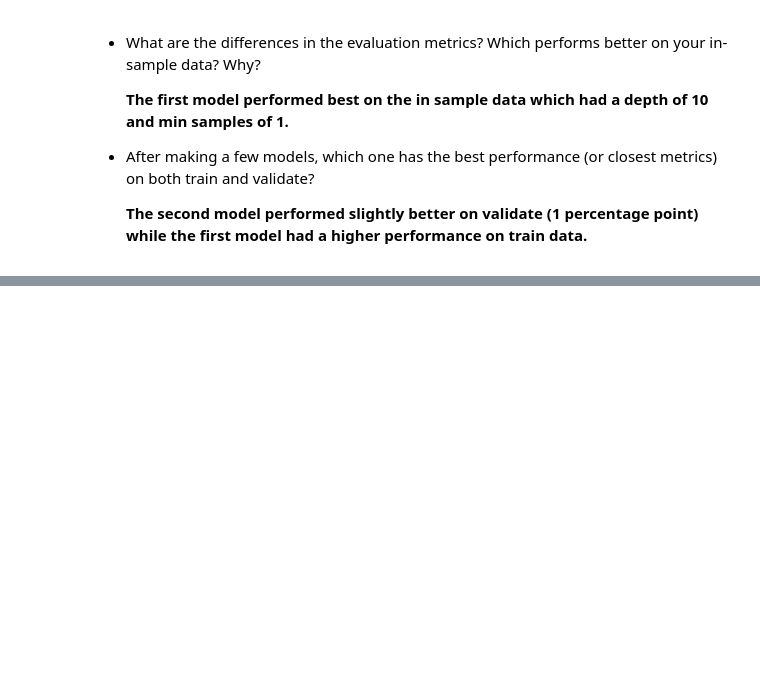
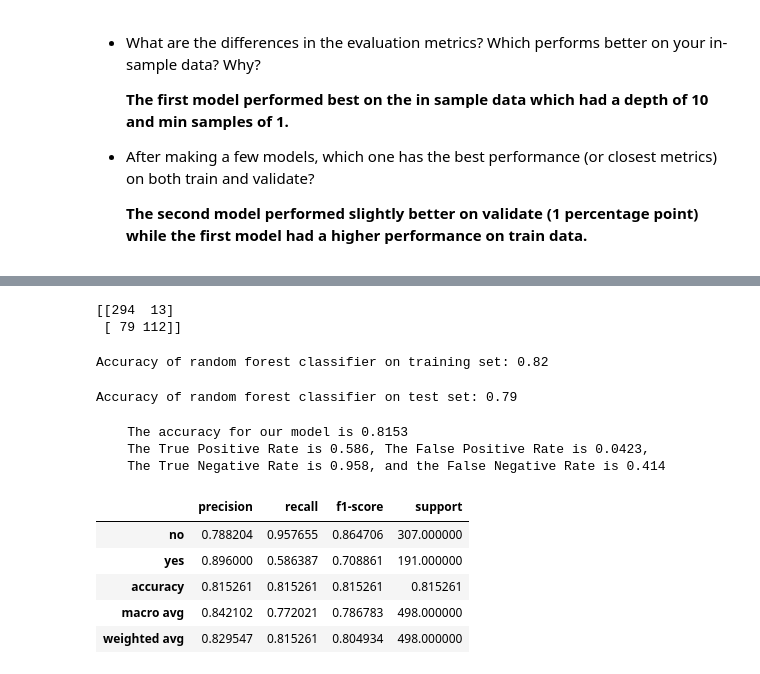
Before and after one commit to DBerchelmann/classification-exercises, a Jupyter notebook: model.ipynb, the cells around one changed output, grey strips where cells are left out. Saved outputs shown, nothing was run; the diff lists cells and outputs as text; code cells hidden in the pictures; blank space fills up the shorter version.

Commit message:
updated solutions, added third RF model

```diff
--- a/model.ipynb
+++ b/model.ipynb
@@ -563,3 +573,13 @@ accuracy_v_2
 - After making a few models, which one has the best performance (or closest metrics) on both train and validate?
 
     <b>The second model performed slightly better on validate (1 percentage point) while the first model had a higher performance on train data.</b>
+# %%
+rf3 = RandomForestClassifier(bootstrap=True,
+                            class_weight=None,
+                            criterion='gini',
+                            min_samples_leaf=5,
+                            n_estimators=100,
+                            max_depth=3,
+                            random_state=123)
+# %%
+rf3.fit(X_train, y_train)
@@ -565,0 +597,27 @@ accuracy_v_2
+# %%
+print(confusion_matrix(y_train, y_pred))
+# %% [output]
+[[294  13]
+ [ 79 112]]
+# %%
+print('Accuracy of random forest classifier on training set: {:.2f}'
+     .format(rf3.score(X_train, y_train)))
+# %% [output]
+Accuracy of random forest classifier on training set: 0.82
+# %%
+print('Accuracy of random forest classifier on test set: {:.2f}'
+     .format(rf3.score(X_validate, y_validate)))
+# %% [output]
+Accuracy of random forest classifier on test set: 0.79
+# %%
+get_metrics_binary(rf3)
+# %% [output]
+    The accuracy for our model is 0.8153
+    The True Positive Rate is 0.586, The False Positive Rate is 0.0423,
+    The True Negative Rate is 0.958, and the False Negative Rate is 0.414
+|  | precision | recall | f1-score | support |
+| no | 0.788204 | 0.957655 | 0.864706 | 307.000000 |
+| yes | 0.896000 | 0.586387 | 0.708861 | 191.000000 |
+| accuracy | 0.815261 | 0.815261 | 0.815261 | 0.815261 |
+| macro avg | 0.842102 | 0.772021 | 0.786783 | 498.000000 |
+| weighted avg | 0.829547 | 0.815261 | 0.804934 | 498.000000 |
```
Also changed, not shown: parts of 7 cells of this notebook.
